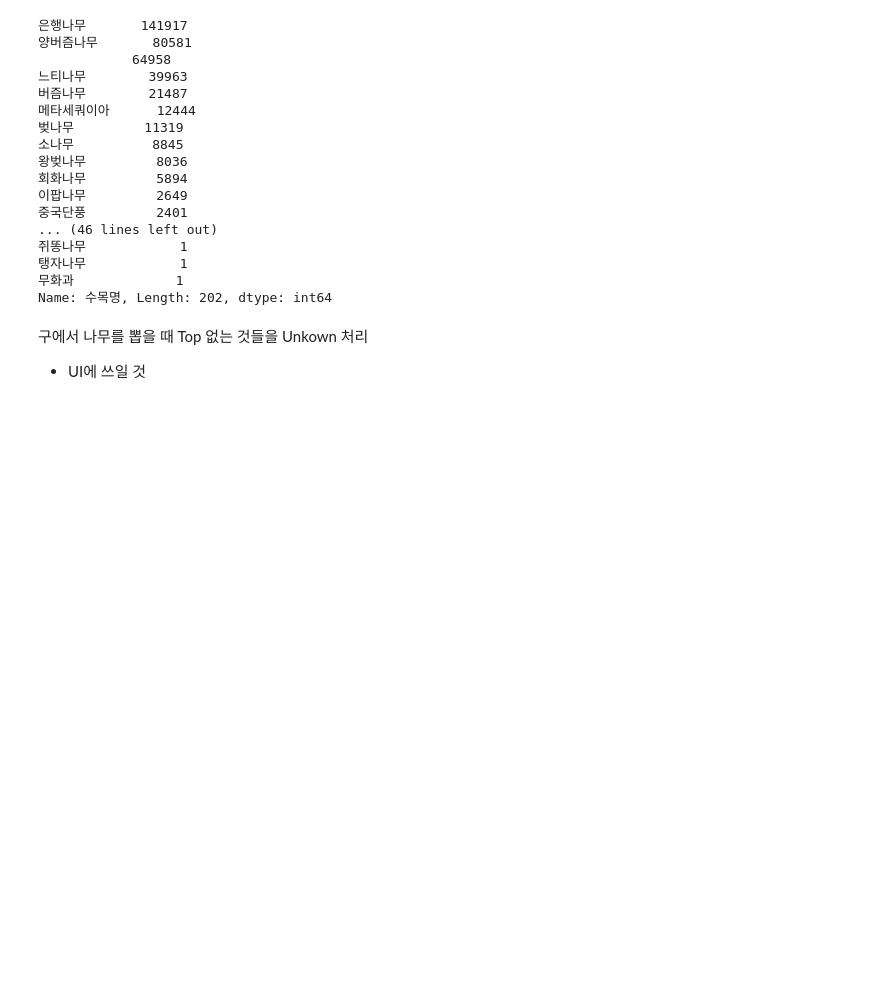
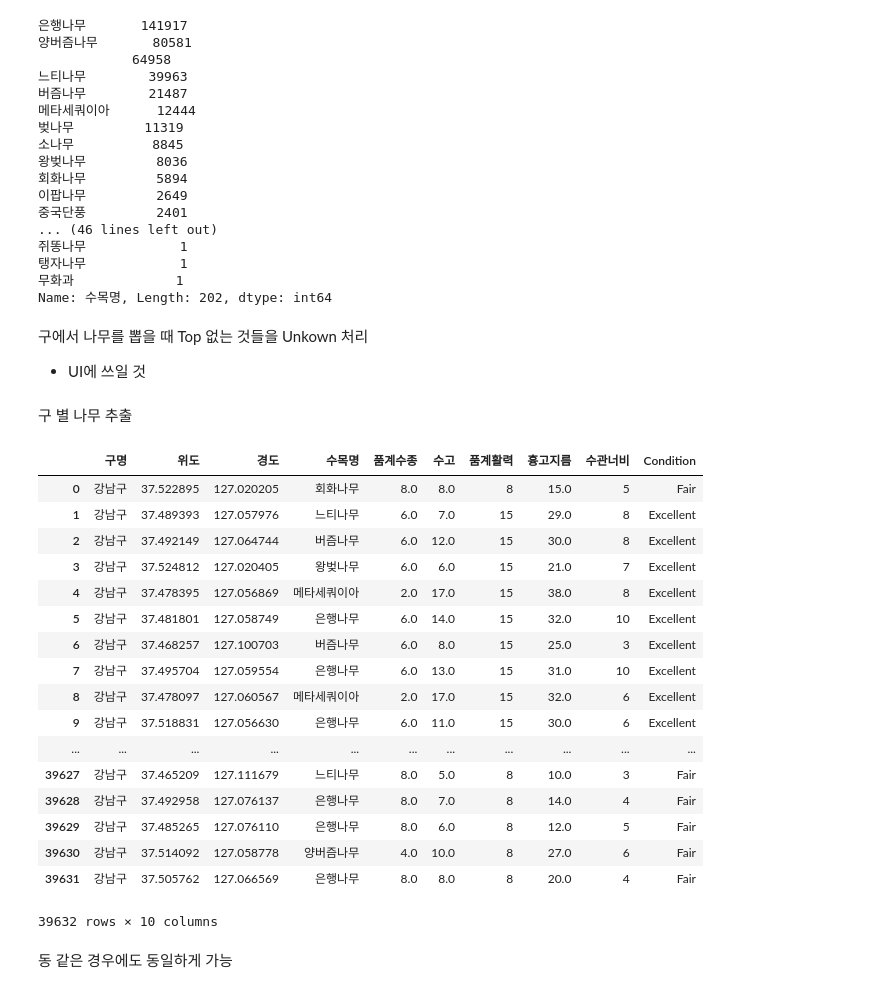
Before and after one commit to BaeYoungHwan/Tree, a Jupyter notebook: Code/Back-End/Project_Gu_divide.ipynb, the cells around one changed output. Cells and saved outputs as stored; diff of their text form; code cells hidden in the pictures; blank space fills up the shorter version.

```diff
--- a/Code/Back-End/Project_Gu_divide.ipynb
+++ b/Code/Back-End/Project_Gu_divide.ipynb
@@ -50,3 +50,26 @@ for i in Gu_name.iterrows():
             Top20.loc[21,"Counts"] += row[1][1]
 
     Top20.to_csv("./raw_data/Gu/{}_Top20.csv".format(i[1][0]), index=False, encoding='ms949')
+# %% [markdown]
+구 별 나무 추출
+# %%
+total_tree[total_tree["구명"] == "강남구"]
+# %% [output]
+|  | 구명 | 위도 | 경도 | 수목명 | 품계수종 | 수고 | 품계활력 | 흉고지름 | 수관너비 | Condition |
+| 0 | 강남구 | 37.522895 | 127.020205 | 회화나무 | 8.0 | 8.0 | 8 | 15.0 | 5 | Fair |
+| 1 | 강남구 | 37.489393 | 127.057976 | 느티나무 | 6.0 | 7.0 | 15 | 29.0 | 8 | Excellent |
+| 2 | 강남구 | 37.492149 | 127.064744 | 버즘나무 | 6.0 | 12.0 | 15 | 30.0 | 8 | Excellent |
+| 3 | 강남구 | 37.524812 | 127.020405 | 왕벚나무 | 6.0 | 6.0 | 15 | 21.0 | 7 | Excellent |
+| 4 | 강남구 | 37.478395 | 127.056869 | 메타세쿼이아 | 2.0 | 17.0 | 15 | 38.0 | 8 | Excellent |
+| 5 | 강남구 | 37.481801 | 127.058749 | 은행나무 | 6.0 | 14.0 | 15 | 32.0 | 10 | Excellent |
+| 6 | 강남구 | 37.468257 | 127.100703 | 버즘나무 | 6.0 | 8.0 | 15 | 25.0 | 3 | Excellent |
+| 7 | 강남구 | 37.495704 | 127.059554 | 은행나무 | 6.0 | 13.0 | 15 | 31.0 | 10 | Excellent |
+| 8 | 강남구 | 37.478097 | 127.060567 | 메타세쿼이아 | 2.0 | 17.0 | 15 | 32.0 | 6 | Excellent |
+| 9 | 강남구 | 37.518831 | 127.056630 | 은행나무 | 6.0 | 11.0 | 15 | 30.0 | 6 | Excellent |
+| ... | ... | ... | ... | ... | ... | ... | ... | ... | ... | ... |
+| 39627 | 강남구 | 37.465209 | 127.111679 | 느티나무 | 8.0 | 5.0 | 8 | 10.0 | 3 | Fair |
+| 39628 | 강남구 | 37.492958 | 127.076137 | 은행나무 | 8.0 | 7.0 | 8 | 14.0 | 4 | Fair |
+| 39629 | 강남구 | 37.485265 | 127.076110 | 은행나무 | 8.0 | 6.0 | 8 | 12.0 | 5 | Fair |
+| 39630 | 강남구 | 37.514092 | 127.058778 | 양버즘나무 | 4.0 | 10.0 | 8 | 27.0 | 6 | Fair |
+| 39631 | 강남구 | 37.505762 | 127.066569 | 은행나무 | 8.0 | 8.0 | 8 | 20.0 | 4 | Fair |
+39632 rows × 10 columns
@@ -52,0 +82,2 @@ for i in Gu_name.iterrows():
+# %% [markdown]
+동 같은 경우에도 동일하게 가능
```
Also changed, not shown: parts of 1 cell of this notebook.
